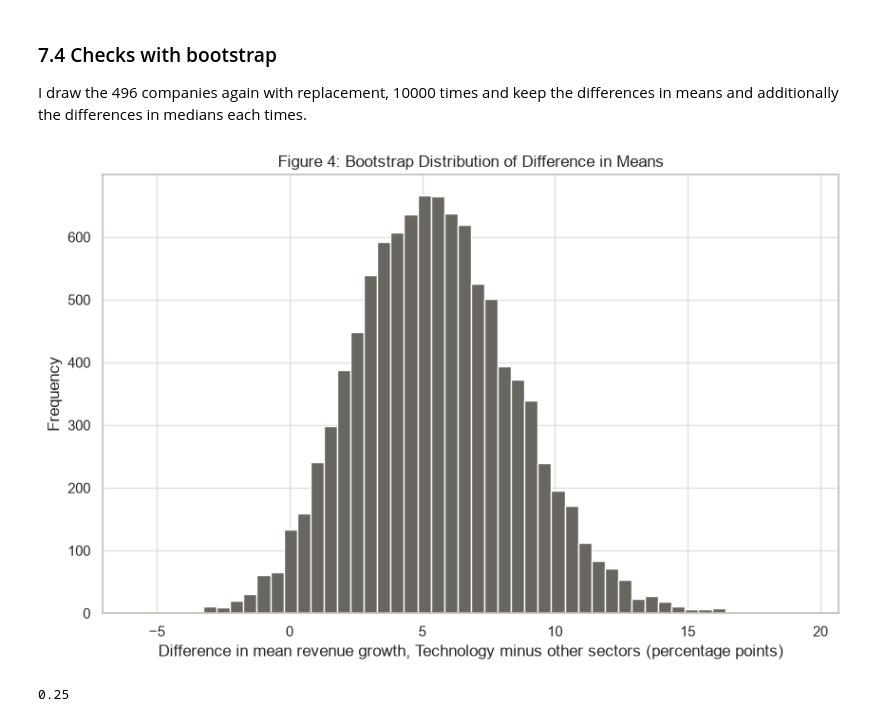
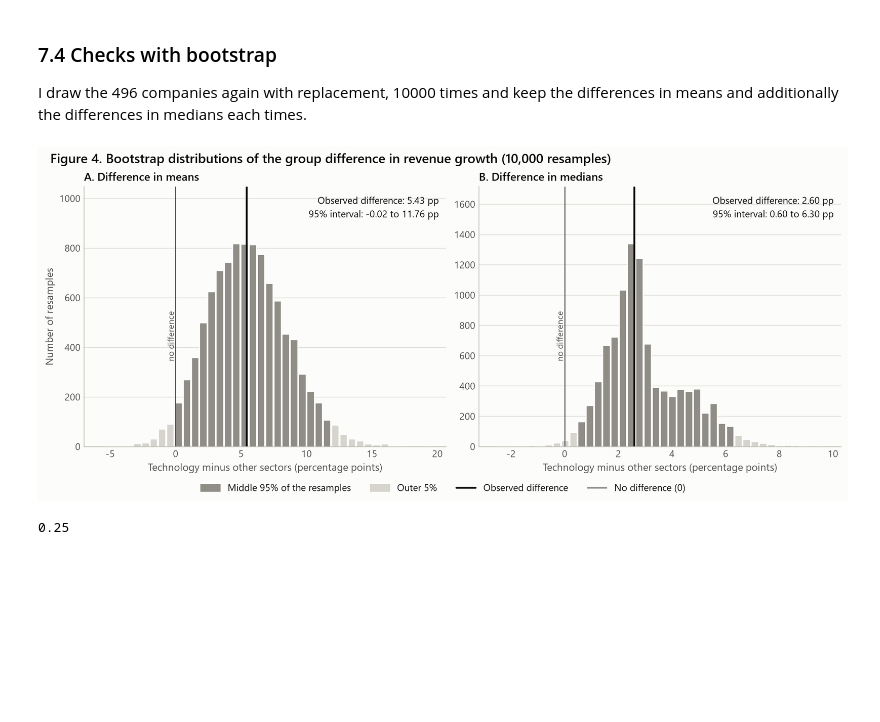
Before and after one commit to Tobolove/sp500-tech-concentration-analysis, a Jupyter notebook: analysis.ipynb, the cells around one changed output. Saved outputs shown, nothing was run; the diff lists cells and outputs as text; code cells hidden in the pictures; blank space fills up the shorter version.

```diff
--- a/analysis.ipynb
+++ b/analysis.ipynb
@@ -936,15 +1171,77 @@ for _ in range(10000):
     diffs.append(tech_boot.mean() - other_boot.mean())
     median_diffs.append(tech_boot.median() - other_boot.median())
 # %%
-# Figure 4: The 10000 bootstrap differences in means
-plt.figure(figsize=(10, 6))
-plt.hist(diffs, bins=50, color=COLOR_NEUTRAL)
-plt.xlabel('Difference in mean revenue growth, Technology minus other sectors (percentage points)')
-plt.ylabel('Frequency')
-plt.title('Figure 4: Bootstrap Distribution of Difference in Means')
+# Figure 4: the 10000 bootstrap differences, A for the means and B for the medians.
+# Dark bars are the middle 95 % of the resamples (the 95 % bootstrap interval), light bars the outer 5 %.
+# The black line is the observed difference in the real data, the thin grey line marks 0 (no difference).
+# If the dark bars reach over the grey line, the interval includes zero.
+
+panels = [
+    ("A. Difference in means", np.array(diffs), tech.mean() - other.mean()),
+    ("B. Difference in medians", np.array(median_diffs), tech.median() - other.median()),
+]
+
+fig, axes = plt.subplots(1, 2, figsize=(11, 4.8), layout="constrained")
+for ax, (panel_title, values, observed) in zip(axes, panels):
+    low, high = np.percentile(values, [2.5, 97.5])
+
+    # Histogram by hand, so each bar can get its own color: dark inside the interval, light outside.
+    # Bars at 90 % of the bin width leave a small gap, like in Figure 1.
+    counts, edges = np.histogram(values, bins=40)
+    centers = (edges[:-1] + edges[1:]) / 2
+    inside = (centers >= low) & (centers <= high)
+    ax.bar(
+        centers,
+        counts,
+        width=np.diff(edges) * 0.9,
+        color=np.where(inside, COLOR_NEUTRAL, COLOR_NEUTRAL_LIGHT),
+    )
+
+    top = counts.max()
+    ax.axvline(0, color=INK_SECONDARY, linewidth=1)
+    ax.axvline(observed, color=INK, linewidth=1.8)
+    ax.text(0, top * 0.55, "no difference ", rotation=90, ha="right", va="center", fontsize=8.5, color=INK_SECONDARY)
+
+    # The two numbers the decision is based on, top right where the histogram leaves space
+    ax.text(
+        0.98,
+        0.97,
+        f"Observed difference: {observed:.2f} pp\n95% interval: {low:.2f} to {high:.2f} pp",
+        transform=ax.transAxes,
+        ha="right",
+        va="top",
+        fontsize=9.5,
+        color=INK,
+        linespacing=1.5,
+    )
+
+    ax.set_ylim(0, top * 1.28)
+    ax.set_title(panel_title, loc="left", fontsize=11)
+    ax.xaxis.set_major_formatter(FuncFormatter(lambda x, _: f"{x:g}"))
+    ax.set_xlabel("Technology minus other sectors (percentage points)")
+    style_axes(ax, "y")
+
+axes[0].set_ylabel("Number of resamples")
+fig.suptitle(
+    "Figure 4. Bootstrap distributions of the group difference in revenue growth (10,000 resamples)",
+    x=0.01,
+    ha="left",
+    fontsize=13,
+    fontweight="semibold",
+)
+fig.legend(
+    handles=[
+        Patch(color=COLOR_NEUTRAL, label="Middle 95% of the resamples"),
+        Patch(color=COLOR_NEUTRAL_LIGHT, label="Outer 5%"),
+        Line2D([], [], color=INK, linewidth=1.8, label="Observed difference"),
+        Line2D([], [], color=INK_SECONDARY, linewidth=1, label="No difference (0)"),
+    ],
+    loc="outside lower center",
+    ncols=4,
+)
 plt.show()
 # %% [output]
-[figure, old version]
+[figure, new version]
 # %%
 # Step 2: Skewness of the bootstrap differences, as in 5.1 (0 = symmetric, like a normal distribution)
 print(round(pd.Series(diffs).skew(), 2))
```
Also changed, not shown: parts of 9 cells of this notebook, 2 other files.
